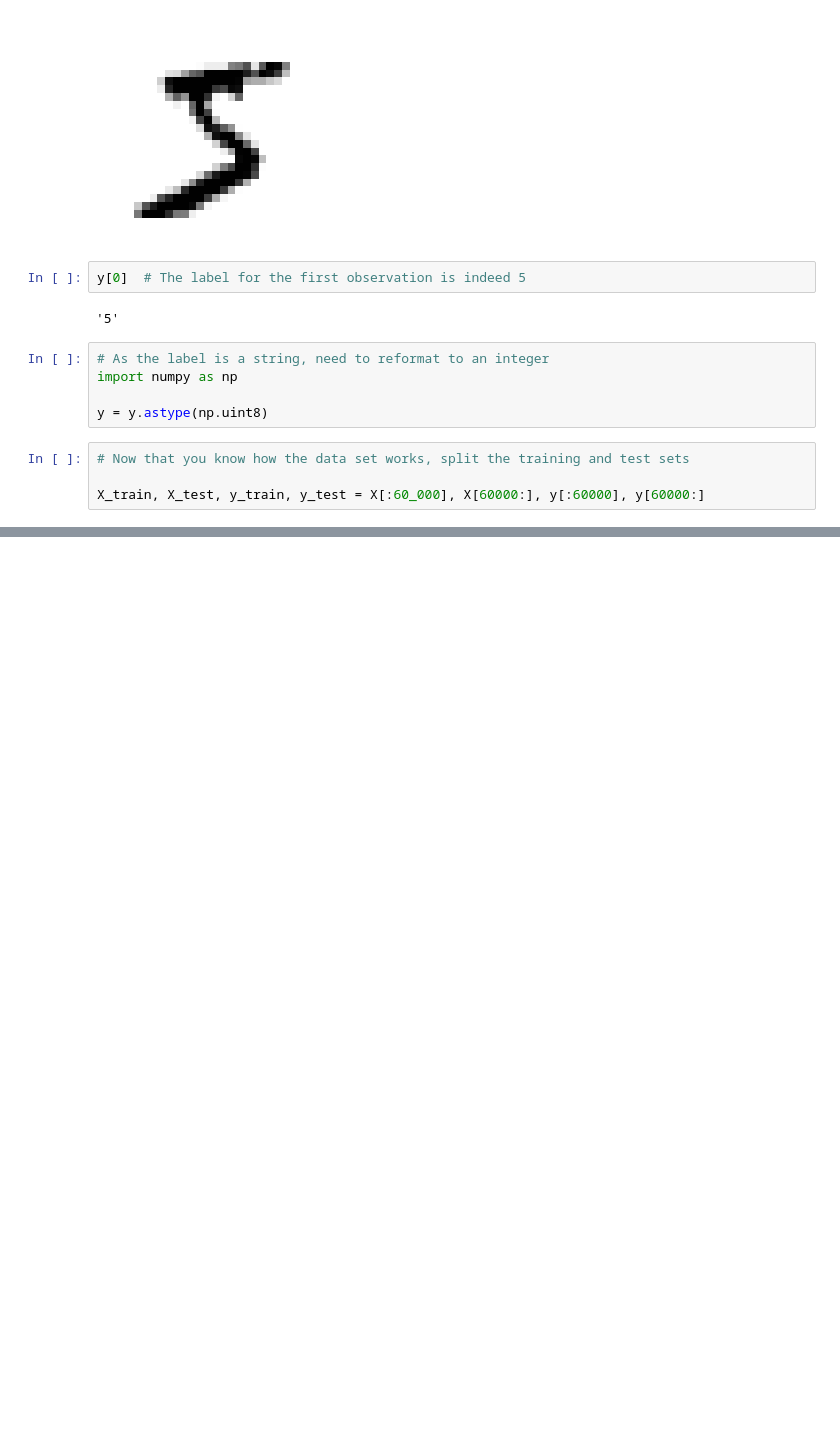
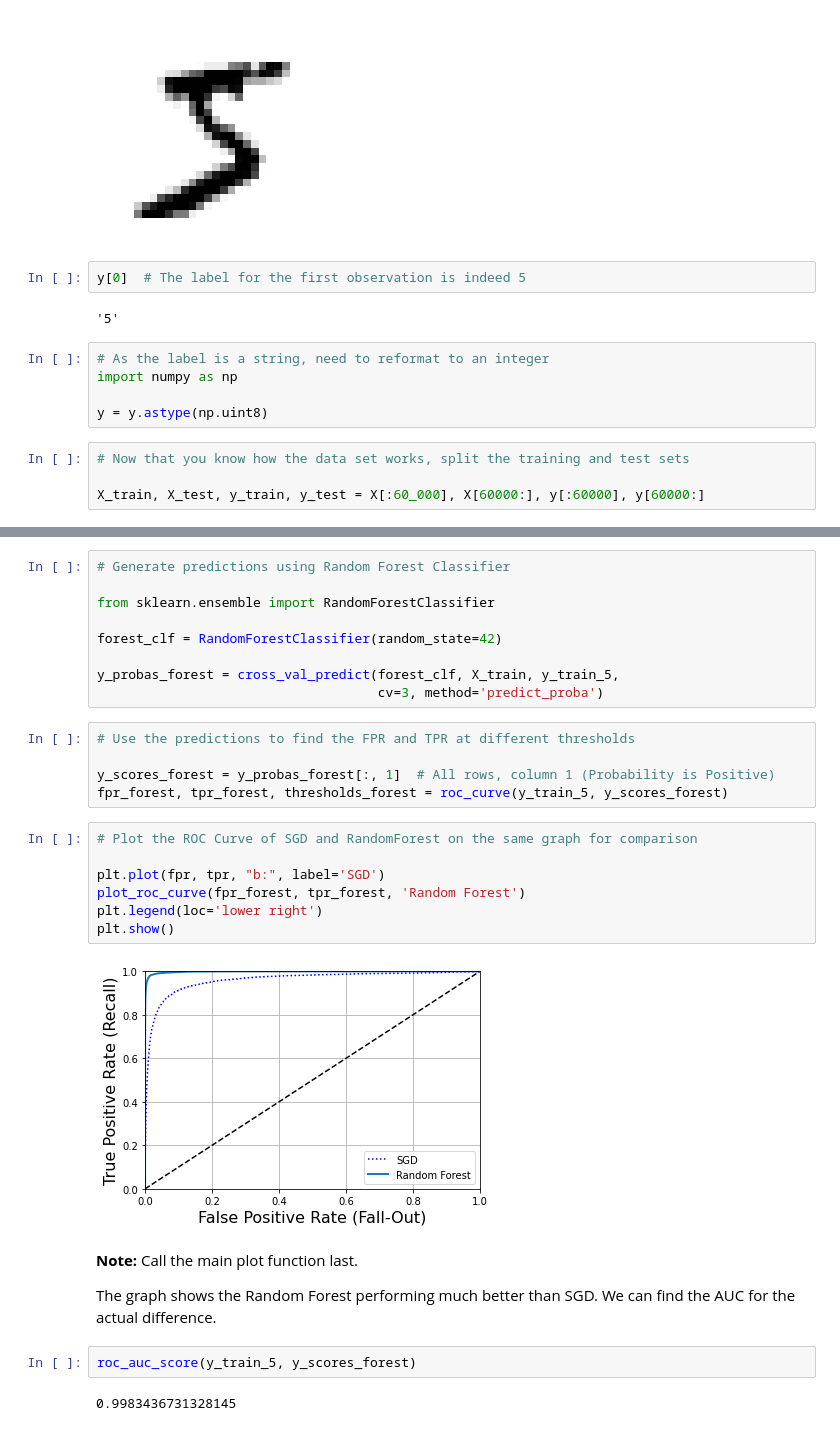
Before and after one commit to mattjperez/hands-on-ml, a Jupyter notebook: 03_classification.ipynb, the cells around one changed output, grey strips where cells are left out. Cells and saved outputs as stored; diff of their text form; blank space fills up the shorter version.

```diff
--- a/03_classification.ipynb
+++ b/03_classification.ipynb
@@ -67,0 +427,32 @@ X_train, X_test, y_train, y_test = X[:60_000], X[60000:], y[:60000], y[60000:]
+# %%
+# Generate predictions using Random Forest Classifier
+
+from sklearn.ensemble import RandomForestClassifier
+
+forest_clf = RandomForestClassifier(random_state=42)
+
+y_probas_forest = cross_val_predict(forest_clf, X_train, y_train_5,
+                                    cv=3, method='predict_proba')
+# %%
+# Use the predictions to find the FPR and TPR at different thresholds
+
+y_scores_forest = y_probas_forest[:, 1]  # All rows, column 1 (Probability is Positive)
+fpr_forest, tpr_forest, thresholds_forest = roc_curve(y_train_5, y_scores_forest)
+# %%
+# Plot the ROC Curve of SGD and RandomForest on the same graph for comparison
+
+plt.plot(fpr, tpr, "b:", label='SGD')
+plot_roc_curve(fpr_forest, tpr_forest, 'Random Forest')
+plt.legend(loc='lower right')
+plt.show()
+# %% [output]
+[figure, added]
+# %% [markdown]
+**Note:** Call the main plot function last.
+
+The graph shows the Random Forest performing much better than SGD.
+We can find the AUC for the actual difference.
+# %%
+roc_auc_score(y_train_5, y_scores_forest)
+# %% [output]
+0.9983436731328145
```
Also changed, not shown: parts of 117 cells of this notebook.
